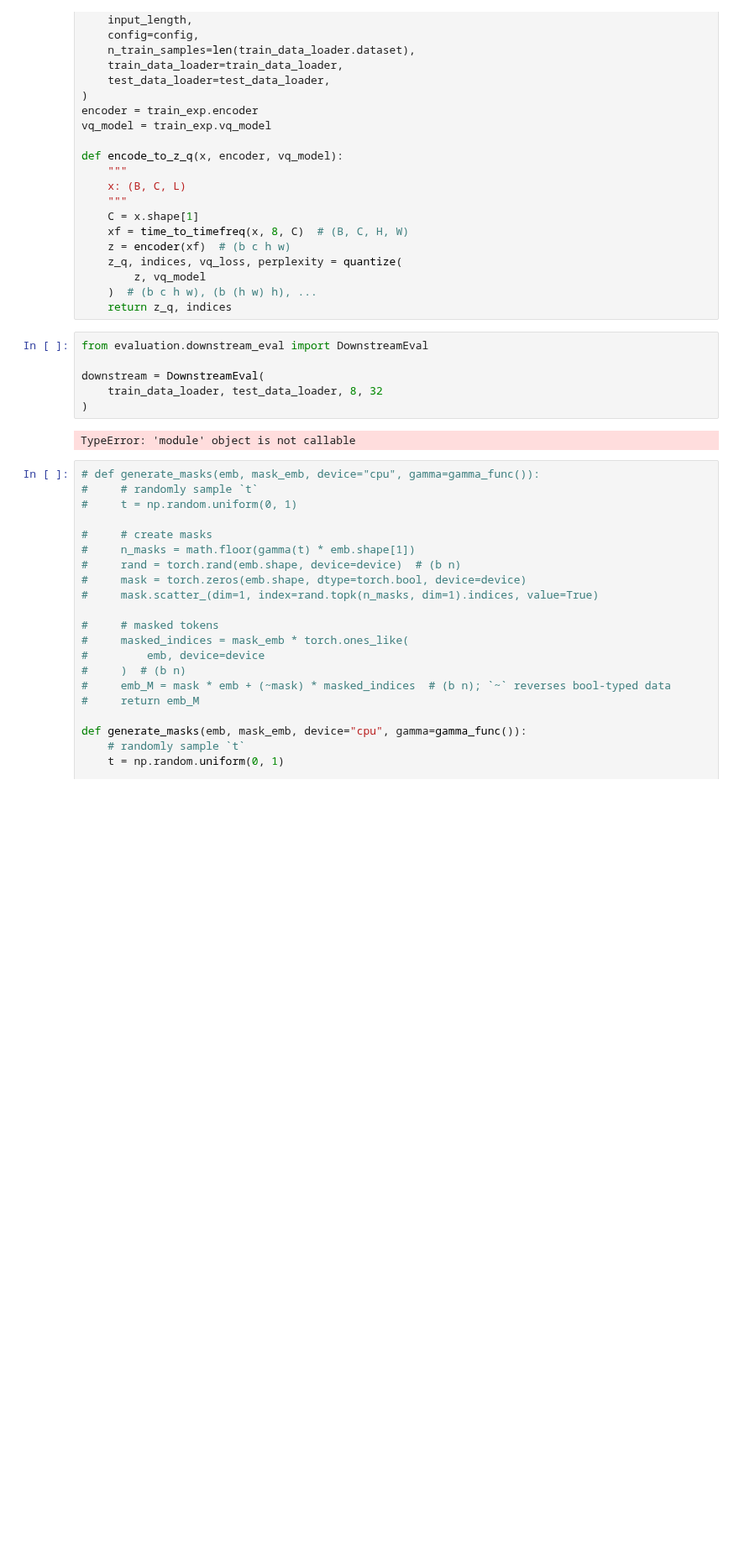
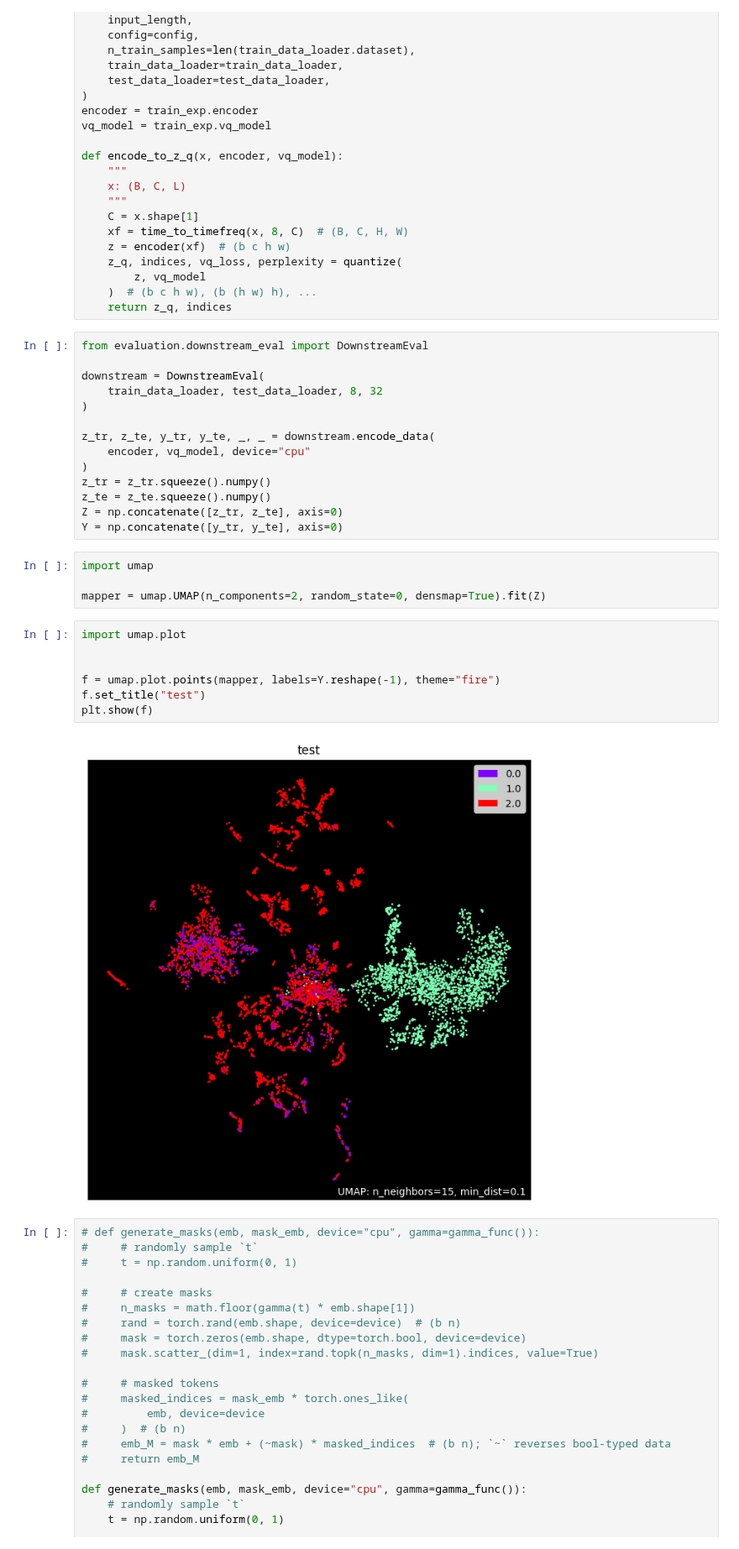
Before and after one commit to erlendlokna/Generative-SSL-VQVAE-modelling, a Jupyter notebook: examine_augmentations.ipynb, the cells around one changed output. Shown at 84% size. Cells and saved outputs as stored; diff of their text form; blank space fills up the shorter version.

```diff
--- a/examine_augmentations.ipynb
+++ b/examine_augmentations.ipynb
@@ -95,14 +95,33 @@ def encode_to_z_q(x, encoder, vq_model):
         z, vq_model
     )  # (b c h w), (b (h w) h), ...
     return z_q, indices
-# %%
-from evaluation.downstream_eval import DownstreamEval
-
-downstream = DownstreamEval(
-    train_data_loader, test_data_loader, 8, 32
-)
-# %% [output]
-TypeError: 'module' object is not callable
+# %%
+from evaluation.downstream_eval import DownstreamEval
+
+downstream = DownstreamEval(
+    train_data_loader, test_data_loader, 8, 32
+)
+
+z_tr, z_te, y_tr, y_te, _, _ = downstream.encode_data(
+    encoder, vq_model, device="cpu"
+)
+z_tr = z_tr.squeeze().numpy()
+z_te = z_te.squeeze().numpy()
+Z = np.concatenate([z_tr, z_te], axis=0)
+Y = np.concatenate([y_tr, y_te], axis=0)
+# %%
+import umap
+
+mapper = umap.UMAP(n_components=2, random_state=0, densmap=True).fit(Z)
+# %%
+import umap.plot
+
+
+f = umap.plot.points(mapper, labels=Y.reshape(-1), theme="fire")
+f.set_title("test")
+plt.show(f)
+# %% [output]
+[figure, added]
 # %%
 # def generate_masks(emb, mask_emb, device="cpu", gamma=gamma_func()):
 #     # randomly sample `t`
```
Also changed, not shown: parts of 1 cell of this notebook, 9 other files.
